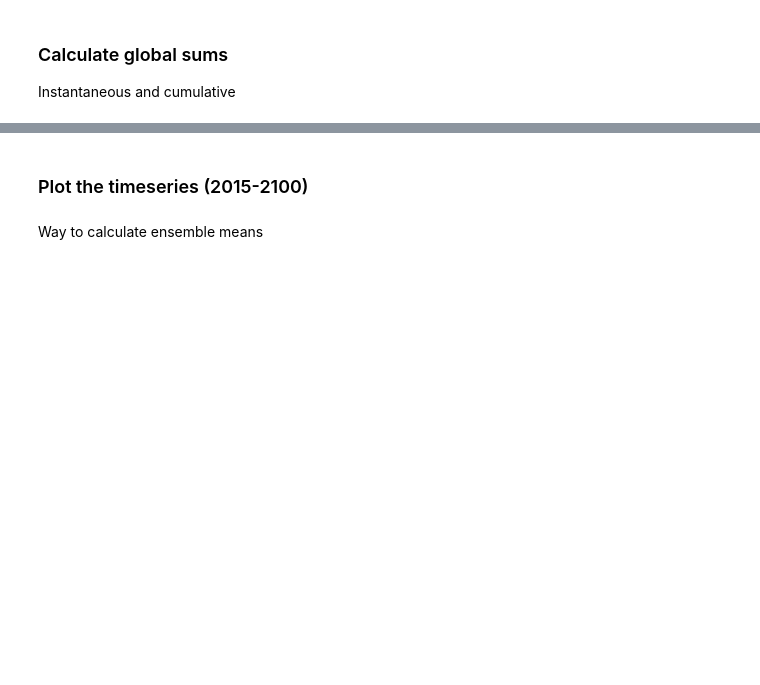
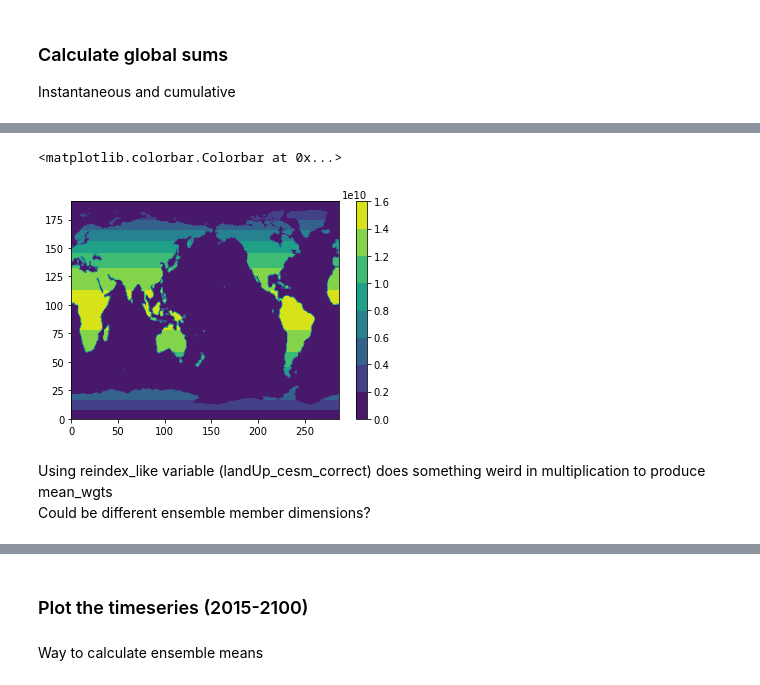
Before and after one commit to katiedagon/cmip6hack-landcarbon, a Jupyter notebook: notebooks/compare_esm_ssp.ipynb, the cells around one changed output, grey strips where cells are left out. Drawn from its saved outputs; the diff is of its cells as text; code cells hidden in the pictures; blank space fills up the shorter version.

```diff
--- a/notebooks/compare_esm_ssp.ipynb
+++ b/notebooks/compare_esm_ssp.ipynb
@@ -189,2 +213,11 @@ Instantaneous and cumulative
+# %%
+plt.contourf(landUp_cesm_modlat[0])
+plt.colorbar()
+# %% [output]
+<matplotlib.colorbar.Colorbar at 0x...>
+[figure, added]
+# %% [markdown]
+Using reindex_like variable (landUp_cesm_correct) does something weird in multiplication to produce mean_wgts\
+Could be different ensemble member dimensions?
 # %%
 mean_wgt_cesm_ssp = nbp_ssp_cesm_amean * landUp_cesm_modlat
```
Also changed, not shown: parts of 13 cells of this notebook, 3 other files.
